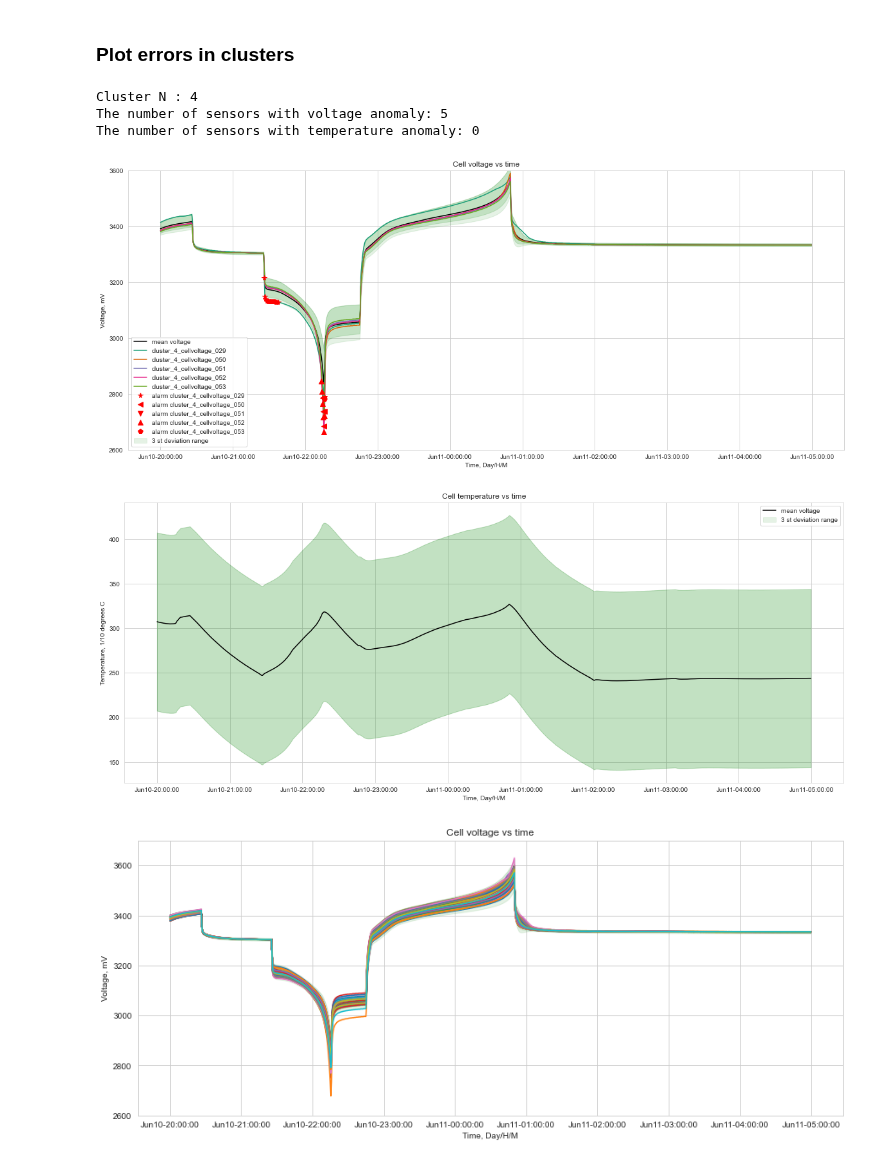
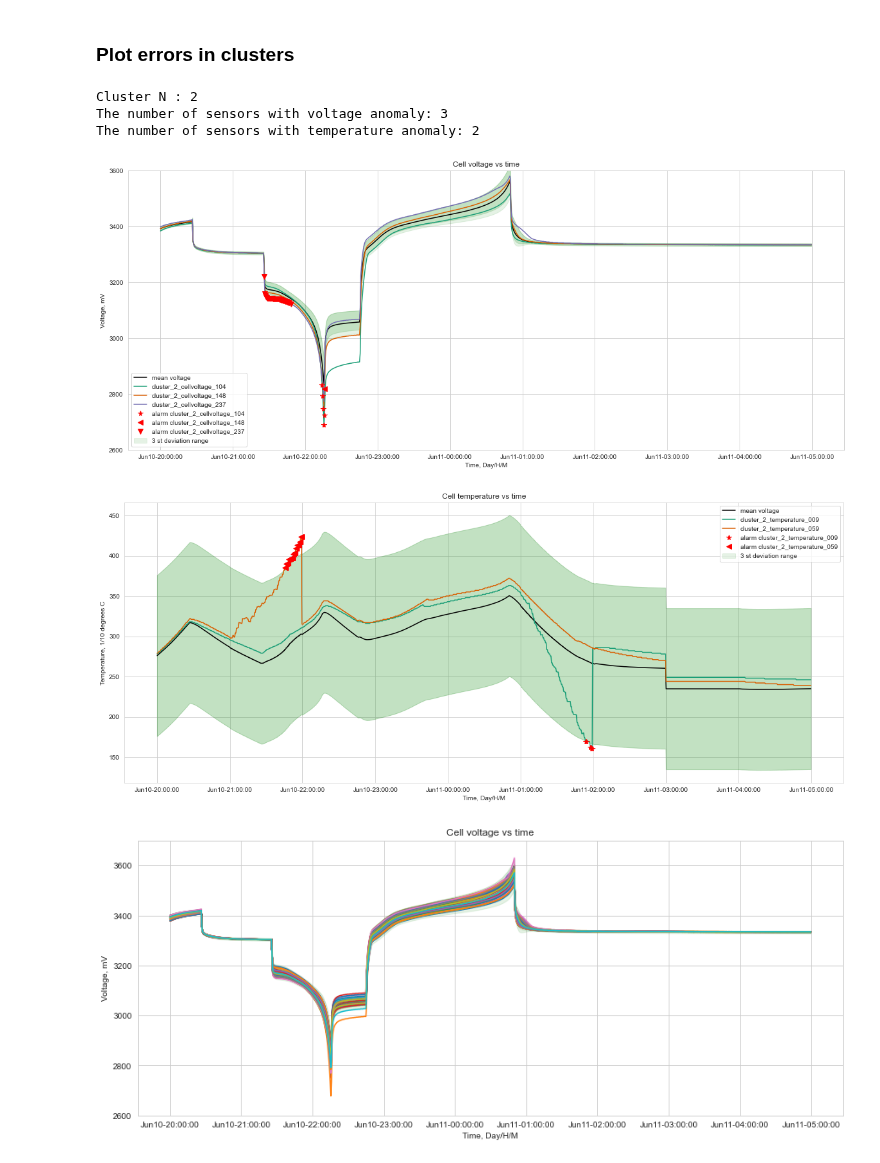
Before and after one commit to 314ka4y/Anomaly-detection-project, a Jupyter notebook: Anomaly_detection.ipynb, the cells around one changed output. Saved outputs shown, nothing was run; the diff lists cells and outputs as text; code cells hidden in the pictures.

```diff
--- a/Anomaly_detection.ipynb
+++ b/Anomaly_detection.ipynb
@@ -1355,14 +1359,14 @@ plot_cluster_sensors(result_list, cluster, boundaries = True)
 # %% [markdown]
 ### Plot errors in clusters
 # %%
-cluster = 4
+cluster = 2
 plot_cluster_anomalies(result_list, faulty_sensors, cluster)
 # %% [output]
-Cluster N : 4
-The number of sensors with voltage anomaly: 5
-The number of sensors with temperature anomaly: 0
+Cluster N : 2
+The number of sensors with voltage anomaly: 3
+The number of sensors with temperature anomaly: 2
-[figure, old version]
+[figure, new version]
-[figure, old version]
+[figure, new version]
 # %%
 # Get results for all clusters
 get_all_results(result_list, faulty_sensors)
```
Also changed, not shown: parts of 8 cells of this notebook, 35 other files.
